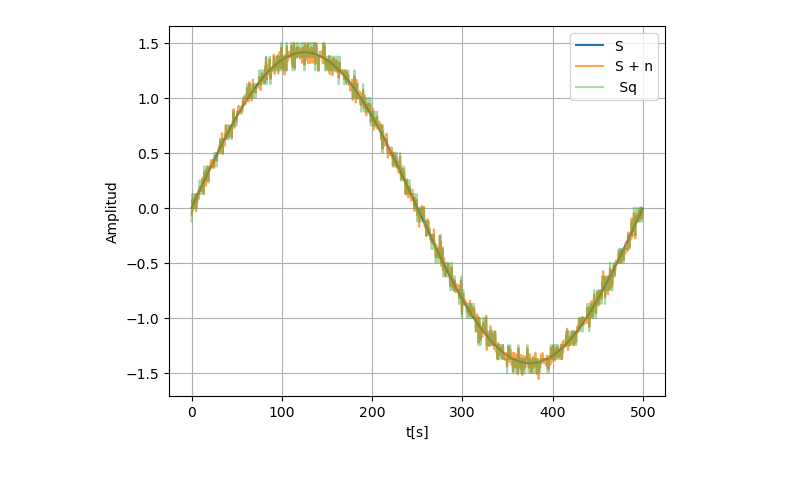
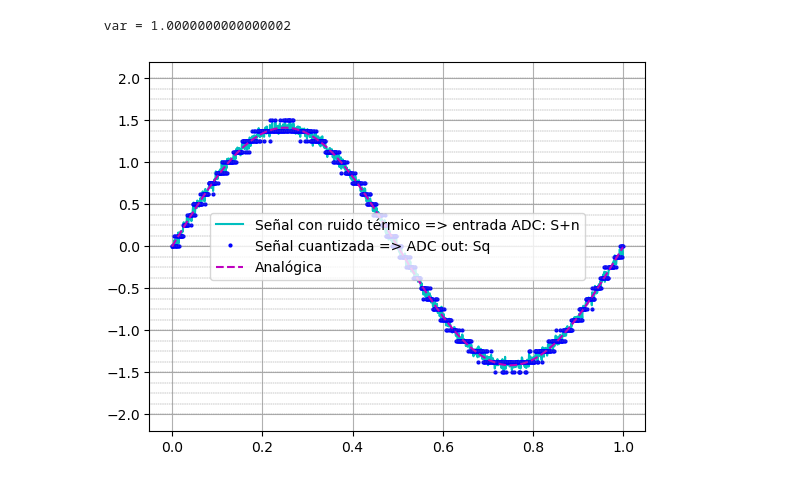
Before and after one commit to patriciagtodd/Patricia_Gonzalez_Todd_APS, a Jupyter notebook: Patricia_Gonzalez_Todd_TS2.ipynb, the cells around one changed output. Cells and saved outputs as stored; diff of their text form; code cells hidden in the pictures.

```diff
--- a/Patricia_Gonzalez_Todd_TS2.ipynb
+++ b/Patricia_Gonzalez_Todd_TS2.ipynb
@@ -29,41 +11,64 @@ SNR_db = 10*np.log10(SNR)
 # %%
+import numpy as np
+import matplotlib.pyplot as plt
+
 def mi_funcion_sen(vmax, dc, ff, ph, nn, fs):
     ts = 1/fs
     # Usamos np.arange(nn) para asegurar exactamente 'nn' muestras
     tt = np.arange(0, nn) * ts
     xx = dc + vmax * np.sin(2 * np.pi * ff * tt + ph)
     return tt, xx
 
-def mi_funcion_sen_ruido(vmax, dc, ff, ph, nn, fs, snr, pr):
-    ts = 1/fs
-    tt = np.arange(0, nn) * ts
-    desvio = np.sqrt(pr)
+def mi_funcion_ruido (tt, Pr):
+    desvio = np.sqrt(Pr)
     r = np.random.normal(0, desvio, len(tt)) # lo del medio es el desvio estandar
     #verifico el valor de la varianza de r a ver si calcule bien
-   # print(f"Potencia de ruido (pr): {pr}") # esto es la potencia de ruido
-    xx = dc + vmax * np.sin(2 * np.pi * ff * tt + ph)
-    xx1 = xx + r
-    return tt, xx1
+    return r
+
+# Parámetros
+A = np.sqrt(2)
+dc = 0
+fs = 1000
+fase = 0
+muestras = 1000
+f0 = fs/muestras #delta f que es RESOLUCION ESPECTRAL
+bits = 4
+# 4 bits => 16 niveles
+Vf = 2
+q = Vf/(2**(bits))
+Ps = (A**2)/ 2
+Pq = (q**2)/12 #para ruido de cuantización uniforme
+kn = 1
+Pn = kn * Pq #ESTO DEBERIA SER LA VARIANZA
+SNR = Ps/Pn
+SNR_db = 10*np.log10(SNR + 1e-15)
+
 
 # Llamadas a las funciones
 tt, S = mi_funcion_sen(A, dc, f0, fase, muestras, fs)
-ttn, Sn = mi_funcion_sen_ruido(A, dc, f0, fase, muestras, fs, SNR_db, Pr)
-n = Sn-S #deberia ser gaussiana
+n = mi_funcion_ruido(tt, Pn)
+print(f" var = {np.var(S)}")
+Sn = S + n
+
+# recorte al rango del ADC
+Sn_clip = np.clip(Sn, -Vf, Vf)
 
 #Cuantizacion
-Sq = q* np.round(Sn/q)
+Sq = q* np.round(Sn_clip/q)
 
 #Error de cuantizacion
-Eq = np.abs (Sq - Sn)
+Error_q = Sq - Sn
 
-# Gráfico senos
-plt.plot(tt, S, label="S")
-plt.plot(ttn, Sn, label="S + n", alpha=0.7)
-plt.plot(ttn, Sq, label = " Sq", alpha=0.4)
-plt.xlabel("t[s]")
-plt.ylabel("Amplitud")
-plt.grid(True)
+#Grafico
+plt.plot(tt, Sn,'c' , label="Señal con ruido térmico => entrada ADC: S+n")
+plt.plot(tt, Sq, 'o', color='b', markersize=2, label = "Señal cuantizada => ADC out: Sq")
+plt.plot(tt, S,'m--', label="Analógica")
+for nivel in niveles:
+    plt.axhline(nivel, color='gray', linestyle='--', linewidth=0.3)
+
 plt.legend()
+plt.grid()
 plt.show()
 # %% [output]
+ var = 1.0000000000000002
-[figure, old version]
+[figure, new version]
```
Also changed, not shown: parts of 12 cells of this notebook, 1 other file.
